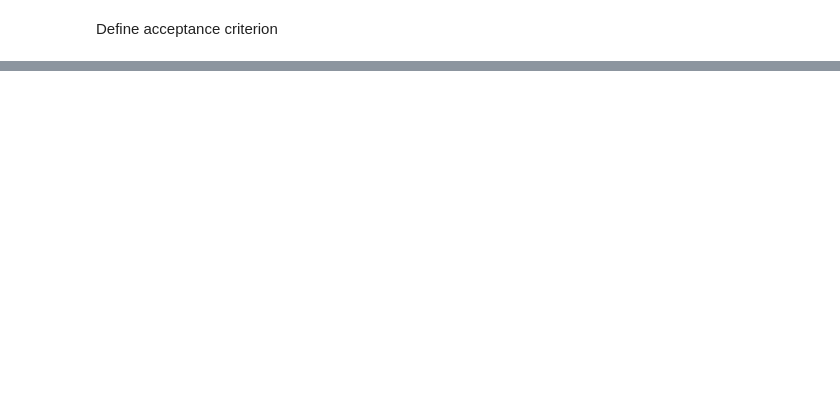
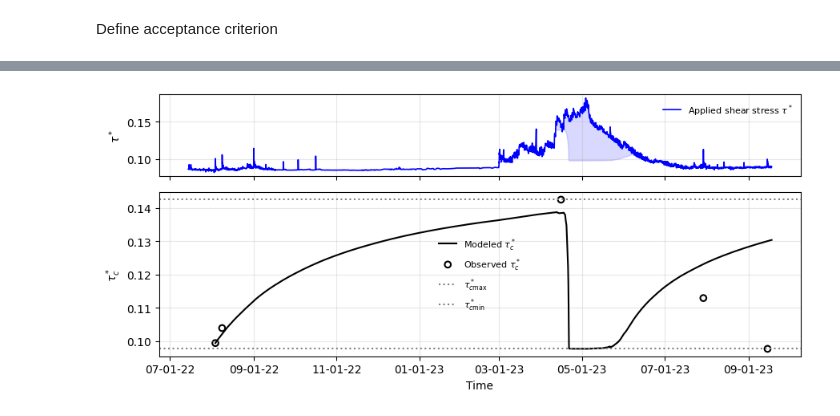
Before and after one commit to nicole-hucke/shear_stress_paper, a Jupyter notebook: antecedent_conditions/masteller_model/full_record/masteller_model.ipynb, the cells around one changed output, grey strips where cells are left out. Drawn from its saved outputs; the diff is of its cells as text; code cells hidden in the pictures; blank space fills up the shorter version.

```diff
--- a/antecedent_conditions/masteller_model/full_record/masteller_model.ipynb
+++ b/antecedent_conditions/masteller_model/full_record/masteller_model.ipynb
@@ -902,0 +522,51 @@ Model improvement over constant τ*c (%): 46.6
+# %%
+tau_record = tau_star_series
+tauc_record = tau_c_pred_series
+obs_tauc = tauc_events["tauc*"]
+# get min and max from events
+tauc_min = tauc_events["tauc*"].min()
+tauc_max = tauc_events["tauc*"].max()
+
+fig, (ax1, ax2) = plt.subplots(2, 1, figsize=(9, 4), sharex=True, gridspec_kw={"height_ratios": [1, 2]})
+
+# applied shear stress τ*
+ax1.plot(tau_record.index, tau_record, color="blue", linewidth=1.2, label=r"Applied shear stress $\tau^*$")
+ax1.fill_between(
+    tau_record.index,
+    tau_record,
+    tauc_record,
+    where=(tau_record > tauc_record),
+    alpha=0.15,
+    interpolate=True,
+    color="blue"
+    )
+
+ax1.set_ylabel(r"$\tau^*$")
+ax1.legend(frameon=False, fontsize=8)
+ax1.grid(True, alpha=0.3)
+
+# τ*c evolution
+ax2.plot(tauc_record.index, tauc_record, color="black", linewidth=1.5, label=r"Modeled $\tau^*_c$")
+ax2.scatter(
+    obs_tauc.index,
+    obs_tauc,
+    facecolors="none",
+    edgecolors="black",
+    s=30,
+    linewidth=1.5,
+    label=r"Observed $\tau^*_c$"
+    )
+ax2.axhline(tauc_max, color="gray", linestyle=":", linewidth=1.5, label=r"$\tau^*_{c\max}$")
+ax2.axhline(tauc_min, color="gray", linestyle=":", linewidth=1.5, label=r"$\tau^*_{c\min}$")
+
+ax2.set_ylabel(r"$\tau^*_c$")
+ax2.set_xlabel("Time")
+ax2.legend(frameon=False, fontsize=8)
+ax2.xaxis.set_major_locator(mdates.MonthLocator(interval=2))
+ax2.xaxis.set_major_formatter(mdates.DateFormatter('%m-%d-%y'))
+ax2.grid(True, alpha=0.3)
+
+plt.tight_layout()
+plt.show()
+# %% [output]
+[figure, added]
```
Also changed, not shown: parts of 43 cells of this notebook, 4 other files.
